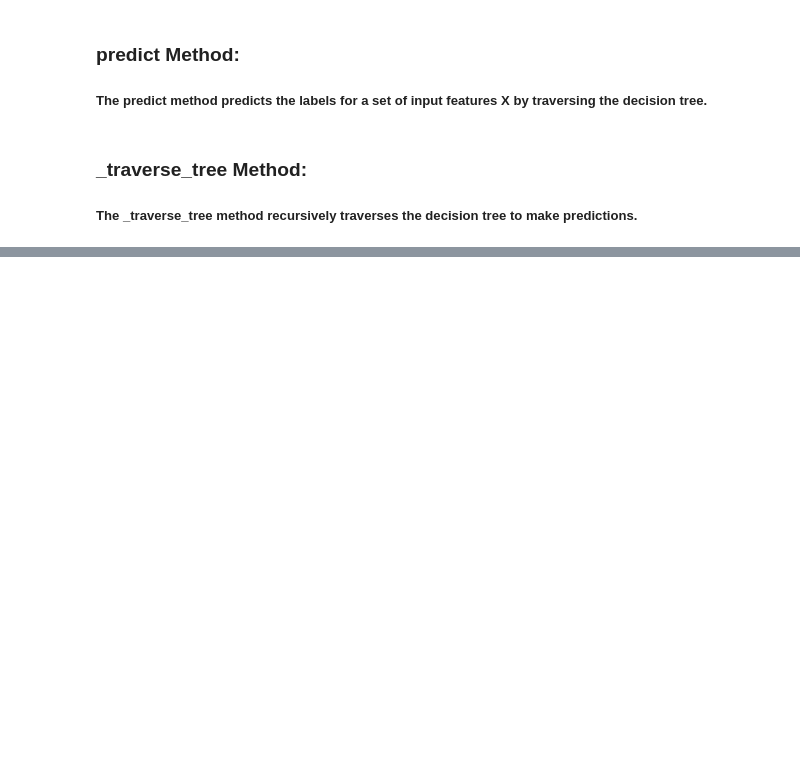
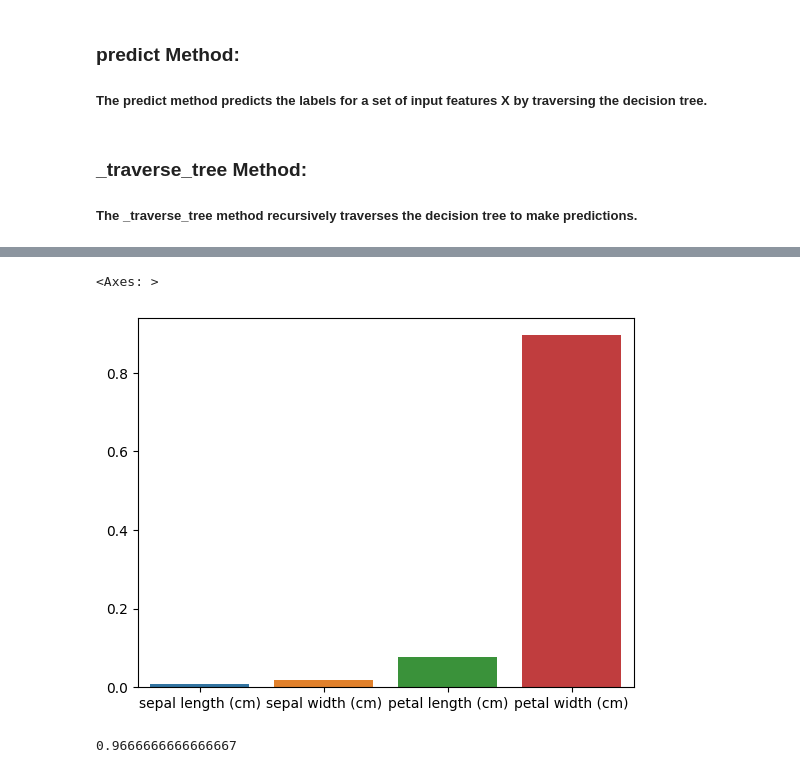
Before and after one commit to sujithsuresh56789/Machine_Learning_Algorithms, a Jupyter notebook: Decision_Tree_from_scratch.ipynb, the cells around one changed output, grey strips where cells are left out. Drawn from its saved outputs; the diff is of its cells as text; code cells hidden in the pictures; blank space fills up the shorter version.

```diff
--- a/Decision_Tree_from_scratch.ipynb
+++ b/Decision_Tree_from_scratch.ipynb
@@ -124,0 +132,6 @@ def _traverse_tree(self, x, node):
+# %%
+iris=load_iris()
+X=iris.data
+y=iris.target
+# %%
+X_train,X_test,y_train,y_test=train_test_split(X,y,test_size=0.2,random_state=100)
@@ -124,0 +142,4 @@ def _traverse_tree(self, x, node):
+# %%
+model=DecisionTreeClassifier(ccp_alpha=0.00001,max_depth=4)
+# %%
+model.fit(X_train,y_train)
@@ -124,0 +173,6 @@ def _traverse_tree(self, x, node):
+# %%
+import seaborn as sns
+sns.barplot(x=iris.feature_names,y=model.feature_importances_)
+# %% [output]
+<Axes: >
+[figure, added]
@@ -124,0 +181,4 @@ def _traverse_tree(self, x, node):
+# %%
+accuracy_score(y_pred,y_test)
+# %% [output]
+0.9666666666666667
```
Also changed, not shown: parts of 9 cells of this notebook, 4 other files.
